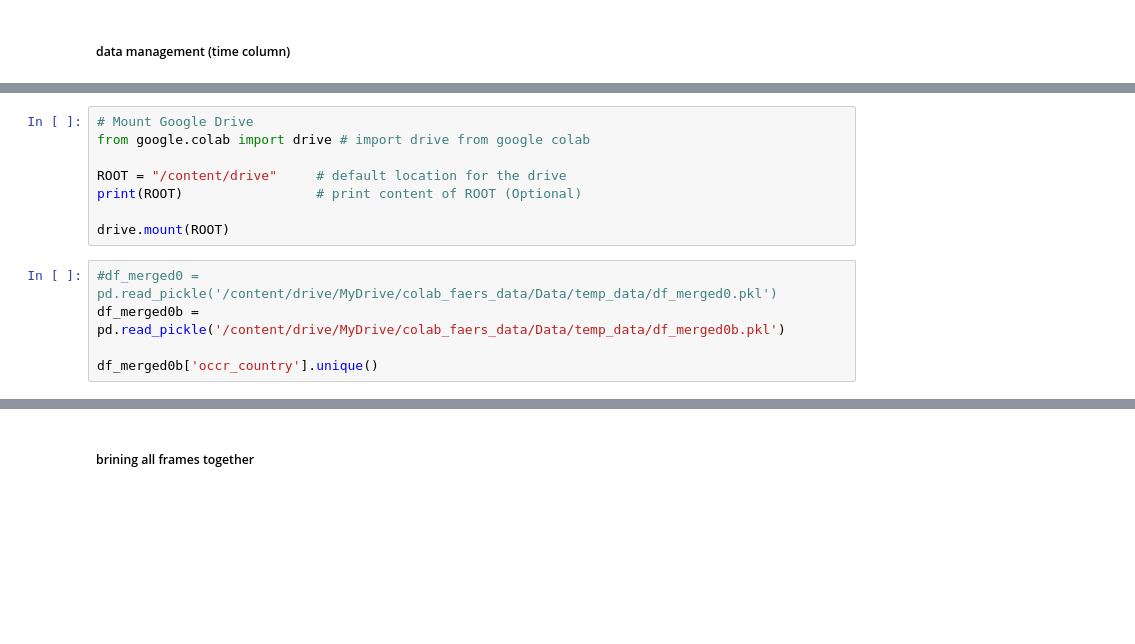
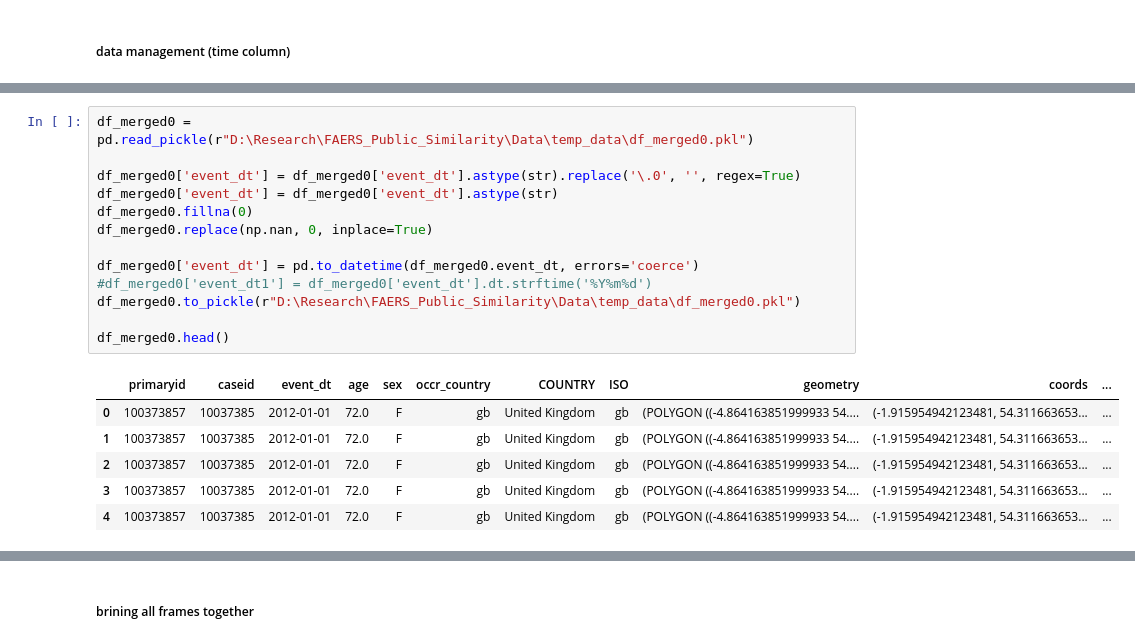
Before and after one commit to ahmedaskar64/Spatio-Temporal-AEs-Similarity, a Jupyter notebook: FAERS_download_datamanagement_part1.ipynb, the cells around one changed output, grey strips where cells are left out. Cells and saved outputs as stored; diff of their text form; blank space fills up the shorter version.

```diff
--- a/FAERS_download_datamanagement_part1.ipynb
+++ b/FAERS_download_datamanagement_part1.ipynb
@@ -1093,13 +1111,20 @@ from functools import reduce
-# %%
-# Mount Google Drive
-from google.colab import drive # import drive from google colab
-
-ROOT = "/content/drive"     # default location for the drive
-print(ROOT)                 # print content of ROOT (Optional)
-
-drive.mount(ROOT)
-# %%
-#df_merged0 = pd.read_pickle('/content/drive/MyDrive/colab_faers_data/Data/temp_data/df_merged0.pkl')
-df_merged0b = pd.read_pickle('/content/drive/MyDrive/colab_faers_data/Data/temp_data/df_merged0b.pkl')
-
-df_merged0b['occr_country'].unique()
+# %%
+df_merged0 = pd.read_pickle(r"D:\Research\FAERS_Public_Similarity\Data\temp_data\df_merged0.pkl")
+
+df_merged0['event_dt'] = df_merged0['event_dt'].astype(str).replace('\.0', '', regex=True)
+df_merged0['event_dt'] = df_merged0['event_dt'].astype(str)
+df_merged0.fillna(0)
+df_merged0.replace(np.nan, 0, inplace=True)
+
+df_merged0['event_dt'] = pd.to_datetime(df_merged0.event_dt, errors='coerce')
+#df_merged0['event_dt1'] = df_merged0['event_dt'].dt.strftime('%Y%m%d')
+df_merged0.to_pickle(r"D:\Research\FAERS_Public_Similarity\Data\temp_data\df_merged0.pkl")
+
+df_merged0.head()
+# %% [output]
+|  | primaryid | caseid | event_dt | age | sex | occr_country | COUNTRY | ISO | geometry | coords | ... |
+| 0 | 100373857 | 10037385 | 2012-01-01 | 72.0 | F | gb | United Kingdom | gb | (POLYGON ((-4.864163851999933 54.... | (-1.915954942123481, 54.311663653... | ... |
+| 1 | 100373857 | 10037385 | 2012-01-01 | 72.0 | F | gb | United Kingdom | gb | (POLYGON ((-4.864163851999933 54.... | (-1.915954942123481, 54.311663653... | ... |
+| 2 | 100373857 | 10037385 | 2012-01-01 | 72.0 | F | gb | United Kingdom | gb | (POLYGON ((-4.864163851999933 54.... | (-1.915954942123481, 54.311663653... | ... |
+| 3 | 100373857 | 10037385 | 2012-01-01 | 72.0 | F | gb | United Kingdom | gb | (POLYGON ((-4.864163851999933 54.... | (-1.915954942123481, 54.311663653... | ... |
+| 4 | 100373857 | 10037385 | 2012-01-01 | 72.0 | F | gb | United Kingdom | gb | (POLYGON ((-4.864163851999933 54.... | (-1.915954942123481, 54.311663653... | ... |
```
Also changed, not shown: parts of 93 cells of this notebook.
